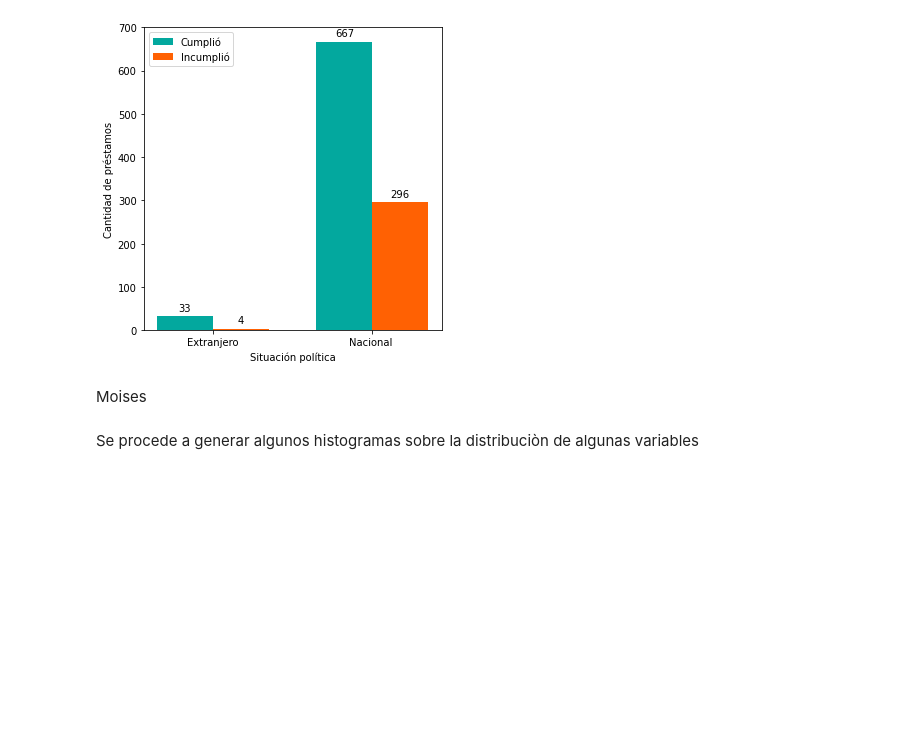
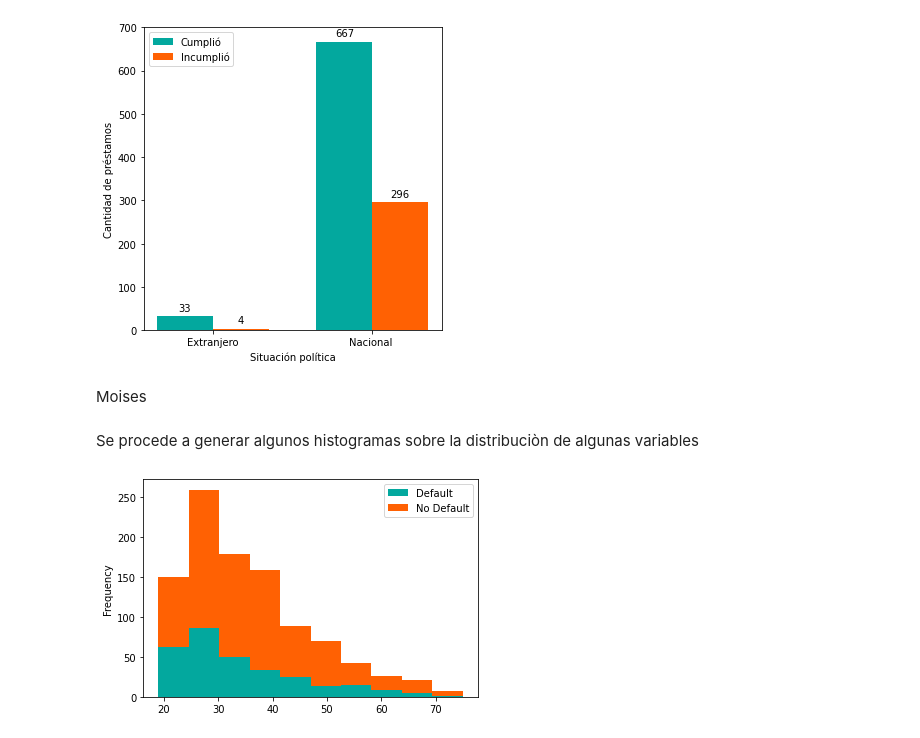
Before and after one commit to Afr063426/Proyecto_Est_Act_II, a Jupyter notebook: codigo.ipynb, the cells around one changed output. Saved outputs shown, nothing was run; the diff lists cells and outputs as text; code cells hidden in the pictures; blank space fills up the shorter version.

```diff
--- a/codigo.ipynb
+++ b/codigo.ipynb
@@ -275,4 +275,12 @@ plt.show()
 Moises
 # %% [markdown]
 Se procede a generar algunos histogramas sobre la distribuciòn de algunas variables
+# %%
+color=["#03A89E","#FF6103"]
+
+pd.DataFrame({'Default': data.groupby('Default').get_group(0).Edad,'No Default':   data.groupby('Default').get_group(1).Edad}).plot.hist(stacked=True, color = color)
+
+plt.show()
+# %% [output]
+[figure, added]
 # %%
```
Also changed, not shown: parts of 3 cells of this notebook, 5 other files.
